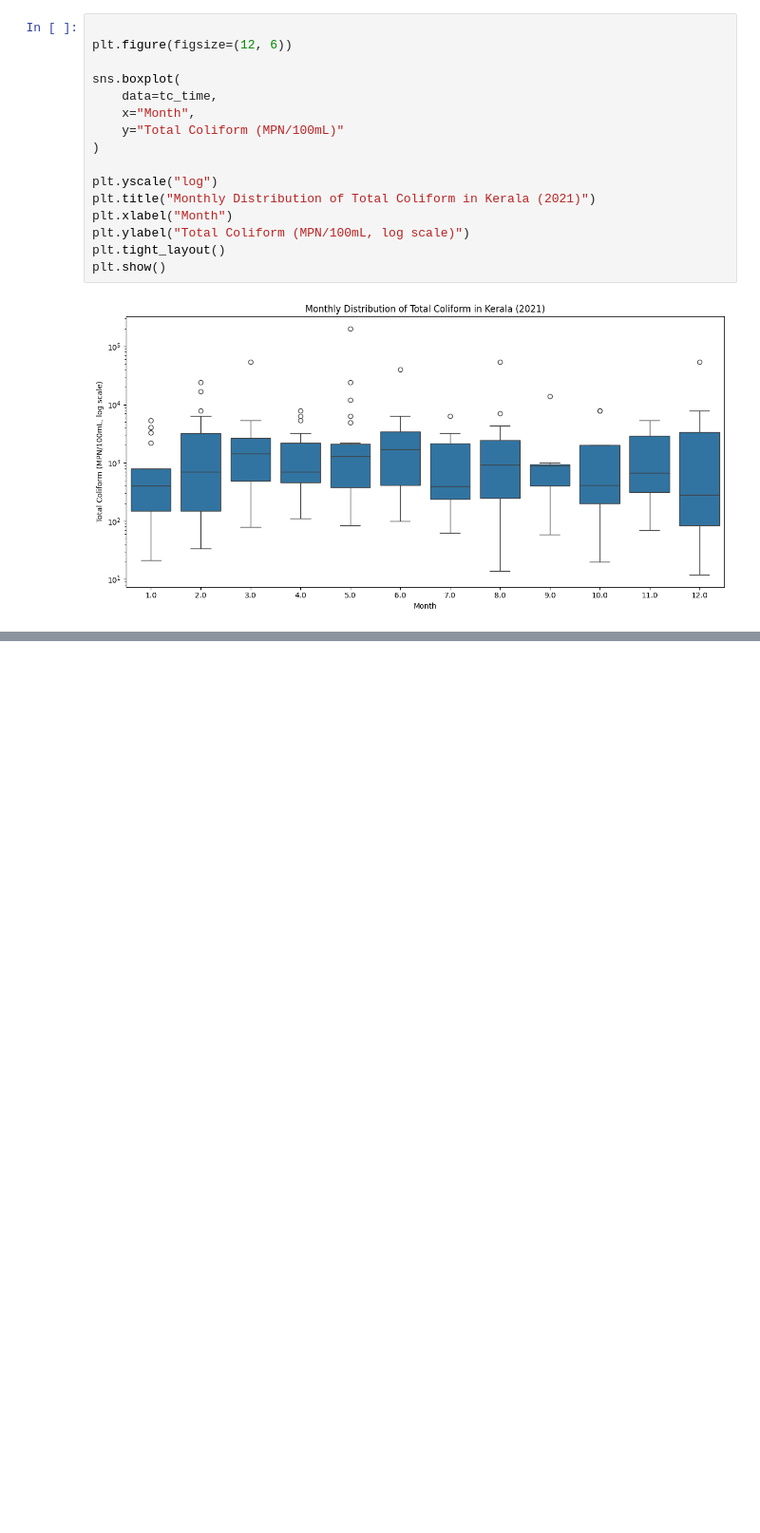
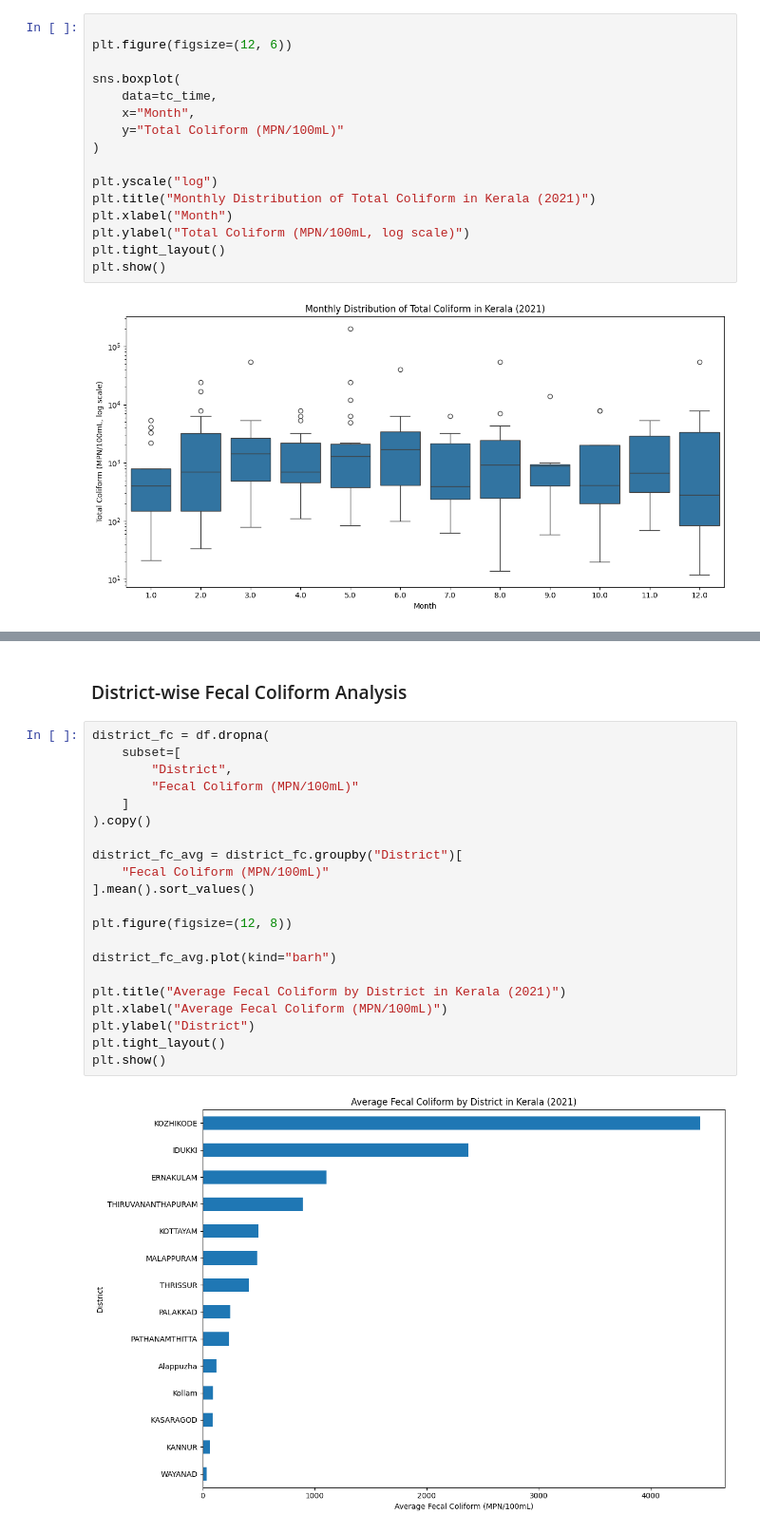
Before and after one commit to SanjanaPS502428/Water-Quality-Analysis, a Jupyter notebook: notebooks/02_water_quality_eda.ipynb, the cells around one changed output, grey strips where cells are left out. Shown at 95% size. Drawn from its saved outputs; the diff is of its cells as text; blank space fills up the shorter version.

```diff
--- a/notebooks/02_water_quality_eda.ipynb
+++ b/notebooks/02_water_quality_eda.ipynb
@@ -646,0 +457,25 @@ The monthly boxplot indicates considerable variability in Total Coliform measure
+# %% [markdown]
+### District-wise Fecal Coliform Analysis
+# %%
+district_fc = df.dropna(
+    subset=[
+        "District",
+        "Fecal Coliform (MPN/100mL)"
+    ]
+).copy()
+
+district_fc_avg = district_fc.groupby("District")[
+    "Fecal Coliform (MPN/100mL)"
+].mean().sort_values()
+
+plt.figure(figsize=(12, 8))
+
+district_fc_avg.plot(kind="barh")
+
+plt.title("Average Fecal Coliform by District in Kerala (2021)")
+plt.xlabel("Average Fecal Coliform (MPN/100mL)")
+plt.ylabel("District")
+plt.tight_layout()
+plt.show()
+# %% [output]
+[figure, added]
```
Also changed, not shown: parts of 39 cells of this notebook.
